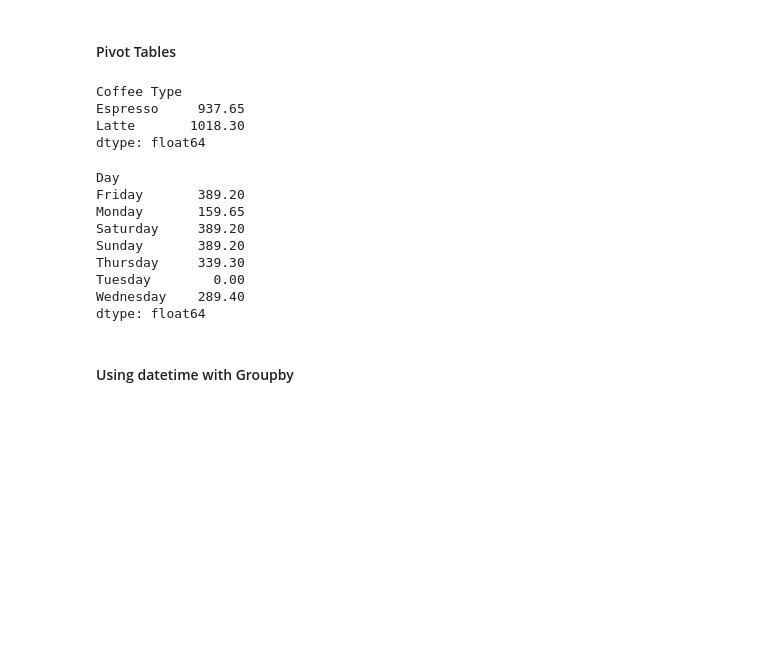
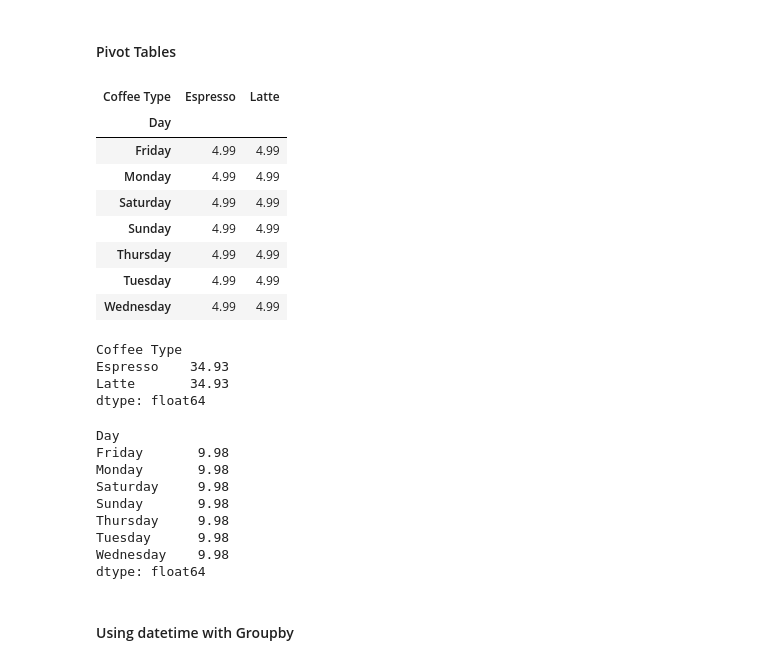
Before and after one commit to lixm98/complete-pandas-tutorial, a Jupyter notebook: tutorial.ipynb, the cells around one changed output. Cells and saved outputs as stored; diff of their text form; code cells hidden in the pictures; blank space fills up the shorter version.

```diff
--- a/tutorial.ipynb
+++ b/tutorial.ipynb
@@ -967,25 +1002,37 @@ coffee.groupby(['Coffee Type', 'Day']).agg({'Units Sold': 'sum', 'price': 'mean'
 # %% [markdown]
 #### Pivot Tables
 # %%
-pivot = coffee.pivot(columns='Coffee Type', index='Day', values='revenue')
+pivot = coffee.pivot(columns='Coffee Type', index='Day', values='price')
+# %%
+pivot
+# %% [output]
+| Coffee Type | Espresso | Latte |
+| Day |  |  |
+| Friday | 4.99 | 4.99 |
+| Monday | 4.99 | 4.99 |
+| Saturday | 4.99 | 4.99 |
+| Sunday | 4.99 | 4.99 |
+| Thursday | 4.99 | 4.99 |
+| Tuesday | 4.99 | 4.99 |
+| Wednesday | 4.99 | 4.99 |
 # %%
 pivot.sum()
 # %% [output]
 Coffee Type
-Espresso     937.65
-Latte       1018.30
+Espresso    34.93
+Latte       34.93
 dtype: float64
 # %%
 pivot.sum(axis=1)
 # %% [output]
 Day
-Friday       389.20
-Monday       159.65
-Saturday     389.20
-Sunday       389.20
-Thursday     339.30
-Tuesday        0.00
-Wednesday    289.40
+Friday       9.98
+Monday       9.98
+Saturday     9.98
+Sunday       9.98
+Thursday     9.98
+Tuesday      9.98
+Wednesday    9.98
 dtype: float64
 # %% [markdown]
 #### Using datetime with Groupby
```
Also changed, not shown: parts of 9 cells of this notebook.
